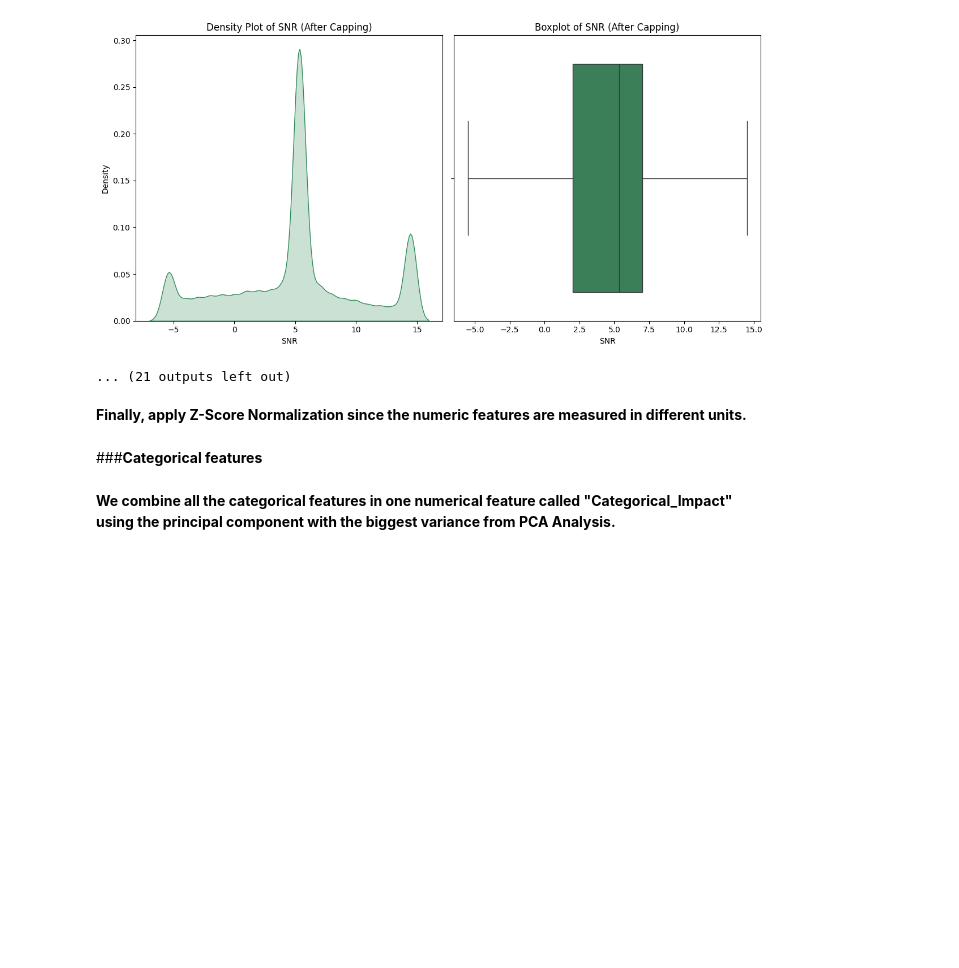
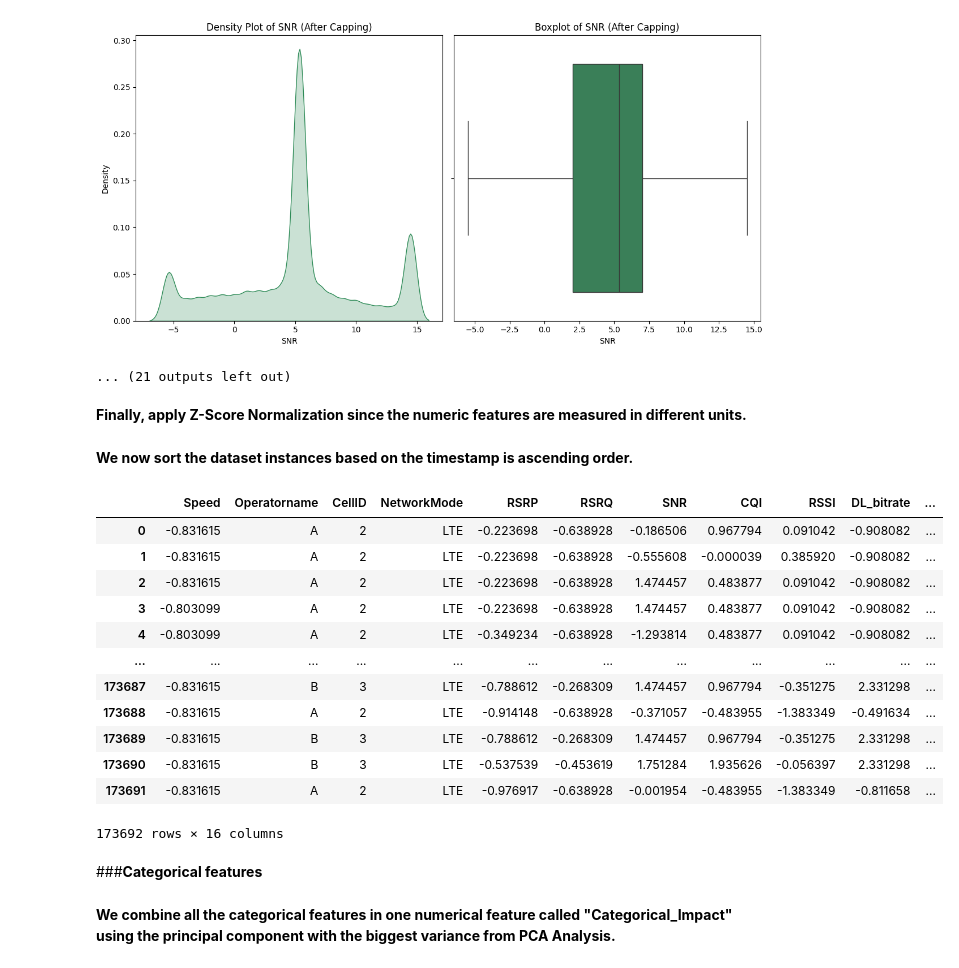
Before and after one commit to miltiadiss/CEID_NE577-5G-Architectures-Technologies-Applications-and-Key-Performance-Indexes, a Jupyter notebook: Code/Preprocessing.ipynb, the cells around one changed output. Cells and saved outputs as stored; diff of their text form; code cells hidden in the pictures; blank space fills up the shorter version.

```diff
--- a/Code/Preprocessing.ipynb
+++ b/Code/Preprocessing.ipynb
@@ -237,3 +238,5 @@ for column in numeric_columns:
     mean_value = df[column].mean()
     std_value = df[column].std()
     df[column] = (df[column] - mean_value) / std_value
+# %% [markdown]
+**We now sort the dataset instances based on the timestamp is ascending order.**
@@ -240,3 +255,19 @@ for column in numeric_columns:
+# %%
+df
+# %% [output]
+|  | Speed | Operatorname | CellID | NetworkMode | RSRP | RSRQ | SNR | CQI | RSSI | DL_bitrate | ... |
+| 0 | -0.831615 | A | 2 | LTE | -0.223698 | -0.638928 | -0.186506 | 0.967794 | 0.091042 | -0.908082 | ... |
+| 1 | -0.831615 | A | 2 | LTE | -0.223698 | -0.638928 | -0.555608 | -0.000039 | 0.385920 | -0.908082 | ... |
+| 2 | -0.831615 | A | 2 | LTE | -0.223698 | -0.638928 | 1.474457 | 0.483877 | 0.091042 | -0.908082 | ... |
+| 3 | -0.803099 | A | 2 | LTE | -0.223698 | -0.638928 | 1.474457 | 0.483877 | 0.091042 | -0.908082 | ... |
+| 4 | -0.803099 | A | 2 | LTE | -0.349234 | -0.638928 | -1.293814 | 0.483877 | 0.091042 | -0.908082 | ... |
+| ... | ... | ... | ... | ... | ... | ... | ... | ... | ... | ... | ... |
+| 173687 | -0.831615 | B | 3 | LTE | -0.788612 | -0.268309 | 1.474457 | 0.967794 | -0.351275 | 2.331298 | ... |
+| 173688 | -0.831615 | A | 2 | LTE | -0.914148 | -0.638928 | -0.371057 | -0.483955 | -1.383349 | -0.491634 | ... |
+| 173689 | -0.831615 | B | 3 | LTE | -0.788612 | -0.268309 | 1.474457 | 0.967794 | -0.351275 | 2.331298 | ... |
+| 173690 | -0.831615 | B | 3 | LTE | -0.537539 | -0.453619 | 1.751284 | 1.935626 | -0.056397 | 2.331298 | ... |
+| 173691 | -0.831615 | A | 2 | LTE | -0.976917 | -0.638928 | -0.001954 | -0.483955 | -1.383349 | -0.811658 | ... |
+173692 rows × 16 columns
 # %% [markdown]
 ###**Categorical features**
 # %% [markdown]
```
Also changed, not shown: parts of 9 cells of this notebook.
